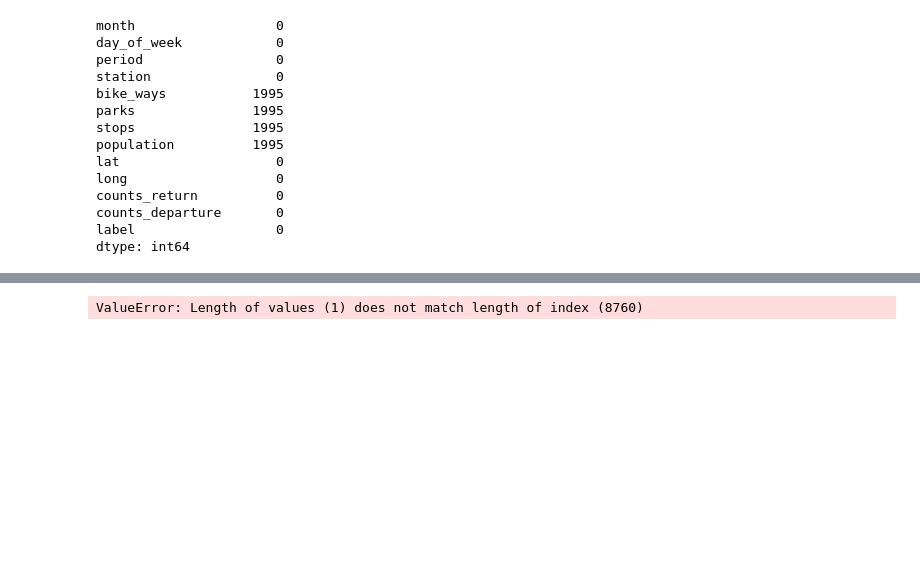
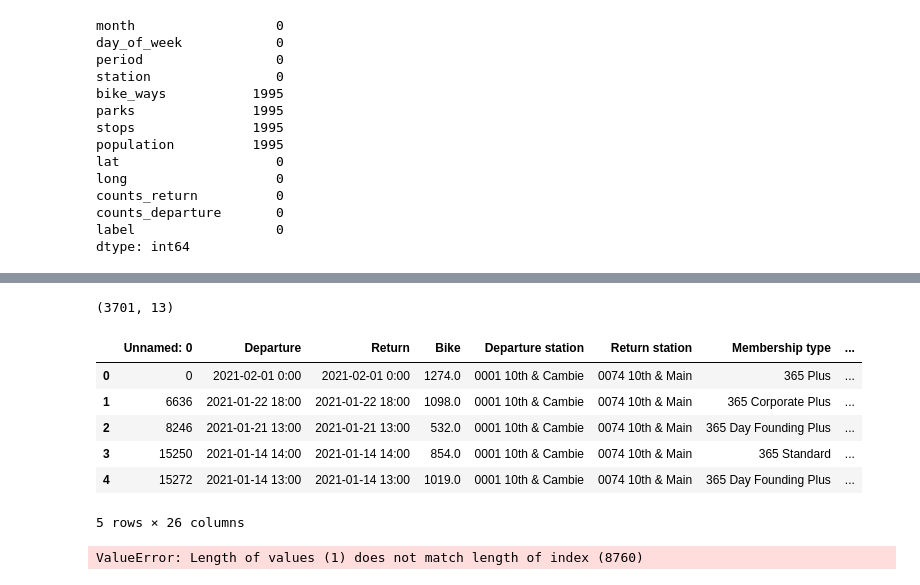
Before and after one commit to jefwang9/733_Final_Project, a Jupyter notebook: src/model.ipynb, the cells around one changed output, grey strips where cells are left out. Cells and saved outputs as stored; diff of their text form; code cells hidden in the pictures; blank space fills up the shorter version.

Commit message:
xgb train and test

```diff
--- a/src/model.ipynb
+++ b/src/model.ipynb
@@ -217,3 +217,11 @@ label                  0
 dtype: int64
 # %%
 train_data.dropna().to_csv('data_2020_merged_xgbClassify.csv')
+# %%
+import datetime
+def day_of_week(x):
+    times = str(x).split('-')
+    y = int(times[0])
+    m = int(times[1])
+    d = int(times[2].split(' ')[0])
+    return datetime.datetime(y, m, d).weekday()+1
@@ -219,0 +230,32 @@ train_data.dropna().to_csv('data_2020_merged_xgbClassify.csv')
+# %%
+mobi_data = pd.read_csv("../data/Mobi_System_Data_2021.csv", compression='zip').dropna()
+geo_data = pd.read_csv('../data/geocodings.csv',index_col=0)
+data = mobi_data.merge(geo_data.rename({'lat':'Departure lat','long':'Departure long'},axis=1),left_on='Departure station',right_on='address').drop('address',axis=1)
+data = data.merge(geo_data.rename({'lat':'Return lat','long':'Return long'},axis=1),left_on='Return station',right_on='address').drop('address',axis=1)
+data.shape
+# data = data.loc[data["Departure postal code"].str.startswith("V6")]
+print(data.columns)
+data["time"] = pd.to_datetime(data["Departure"], format="%Y-%m-%d %H:%M:%S")
+data["hour"] = data["time"].dt.hour
+data["day"] = data["time"].dt.dayofweek
+data["month"] = data["time"].dt.month
+data["year"] = data["time"].dt.year
+stations = pd.read_csv("../data/stations.csv")
+max_lat, min_lat = stations["lat"].max(), stations["lat"].min()
+max_long, min_long = stations["long"].max(), stations["long"].min()
+
+data['day_of_week'] = data['Departure'].apply(day_of_week)
+
+data['period'] = data['hour'].apply(hour_transf)
+
+#features_departure = ["month", "day", "hour", "lat", "long", "parks", "stops", "population", "bike_ways"]
+counts_data_departure = data.groupby(["month", "day_of_week", "period", "Departure lat", "Departure long", "Departure station"]).size().reset_index(name='counts_departure')
+counts_data_departure = counts_data_departure.rename(columns={"Departure lat": "lat", "Departure long": "long", "Departure station": "station"})
+
+counts_data_return = data.groupby(["month", "day_of_week", "period", "Return lat", "Return long", "Return station"]).size().reset_index(name='counts_return')
+counts_data_return = counts_data_return.rename(columns={"Return lat": "lat", "Return long": "long", "Return station": "station"})
+
+data_2021 = counts_data_return.merge(counts_data_departure[["month", "day_of_week", "period", "station", "lat", "long", "counts_departure"]], how="right", on=["month", "day_of_week", "period", "station", "lat", "long"])
+data_2021.shape
+data_2021["counts_return"] = data_2021["counts_return"].fillna(0)
+data_2021.shape
@@ -219,0 +308,5 @@ train_data.dropna().to_csv('data_2020_merged_xgbClassify.csv')
+# %%
+test_data_jan = df[df.month==1]
+test_data_jan.shape
+# %% [output]
+(3701, 13)
@@ -220,3 +315,13 @@ train_data.dropna().to_csv('data_2020_merged_xgbClassify.csv')
+# %%
+data.head()
+# %% [output]
+|  | Unnamed: 0 | Departure | Return | Bike | Departure station | Return station | Membership type | ... |
+| 0 | 0 | 2021-02-01 0:00 | 2021-02-01 0:00 | 1274.0 | 0001 10th & Cambie | 0074 10th & Main | 365 Plus | ... |
+| 1 | 6636 | 2021-01-22 18:00 | 2021-01-22 18:00 | 1098.0 | 0001 10th & Cambie | 0074 10th & Main | 365 Corporate Plus | ... |
+| 2 | 8246 | 2021-01-21 13:00 | 2021-01-21 13:00 | 532.0 | 0001 10th & Cambie | 0074 10th & Main | 365 Day Founding Plus | ... |
+| 3 | 15250 | 2021-01-14 14:00 | 2021-01-14 14:00 | 854.0 | 0001 10th & Cambie | 0074 10th & Main | 365 Standard | ... |
+| 4 | 15272 | 2021-01-14 13:00 | 2021-01-14 13:00 | 1019.0 | 0001 10th & Cambie | 0074 10th & Main | 365 Day Founding Plus | ... |
+5 rows × 26 columns
 # %%
 features_departure = ["month", "day", "hour", "lat", "long", "parks", "stops", "population", "bike_ways"]
 counts_data_departure = data.groupby(["month", "day", "hour", "Departure lat", "Departure long", "Departure station"]).size().reset_index(name='counts')
```
Also changed, not shown: parts of 8 cells of this notebook.
